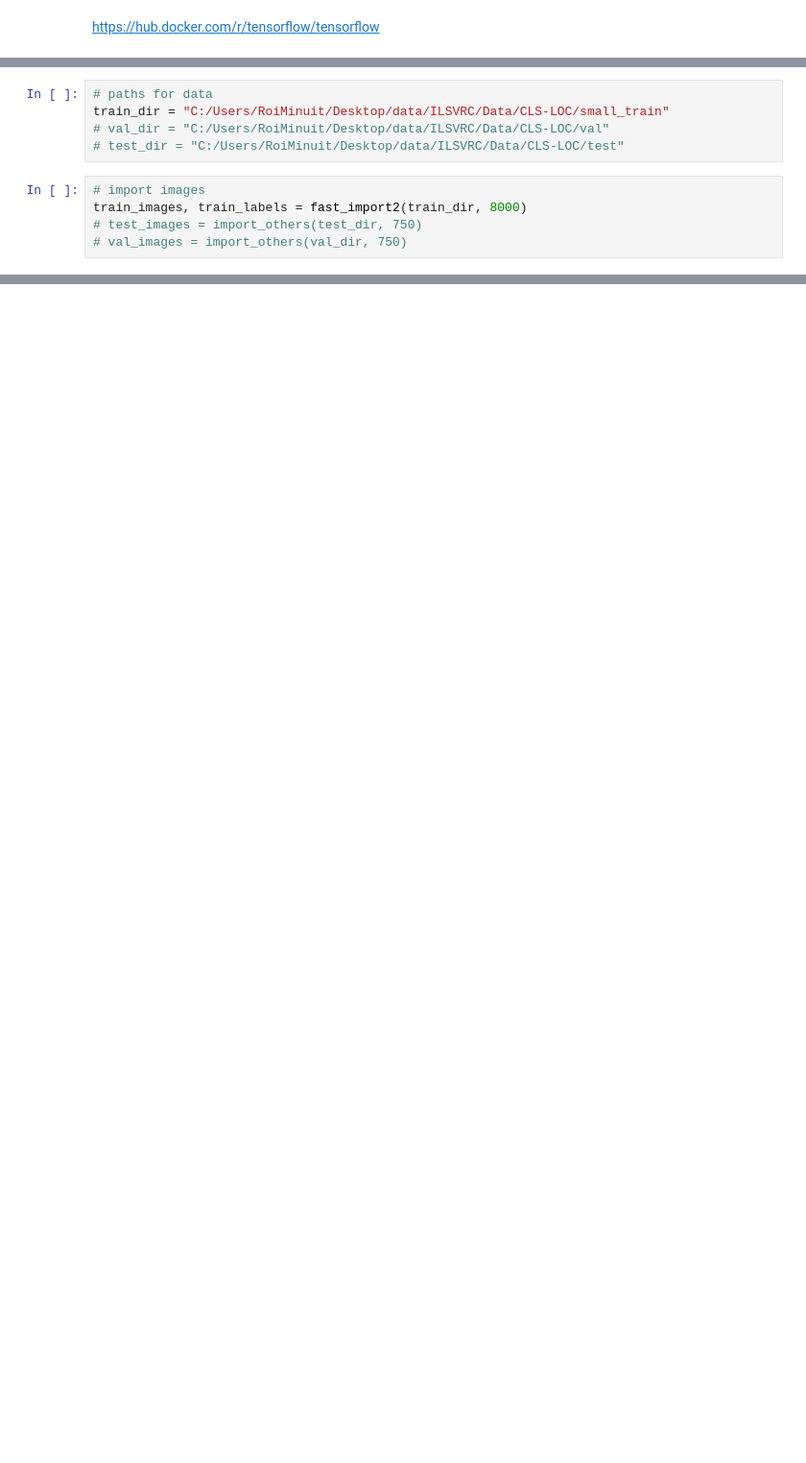
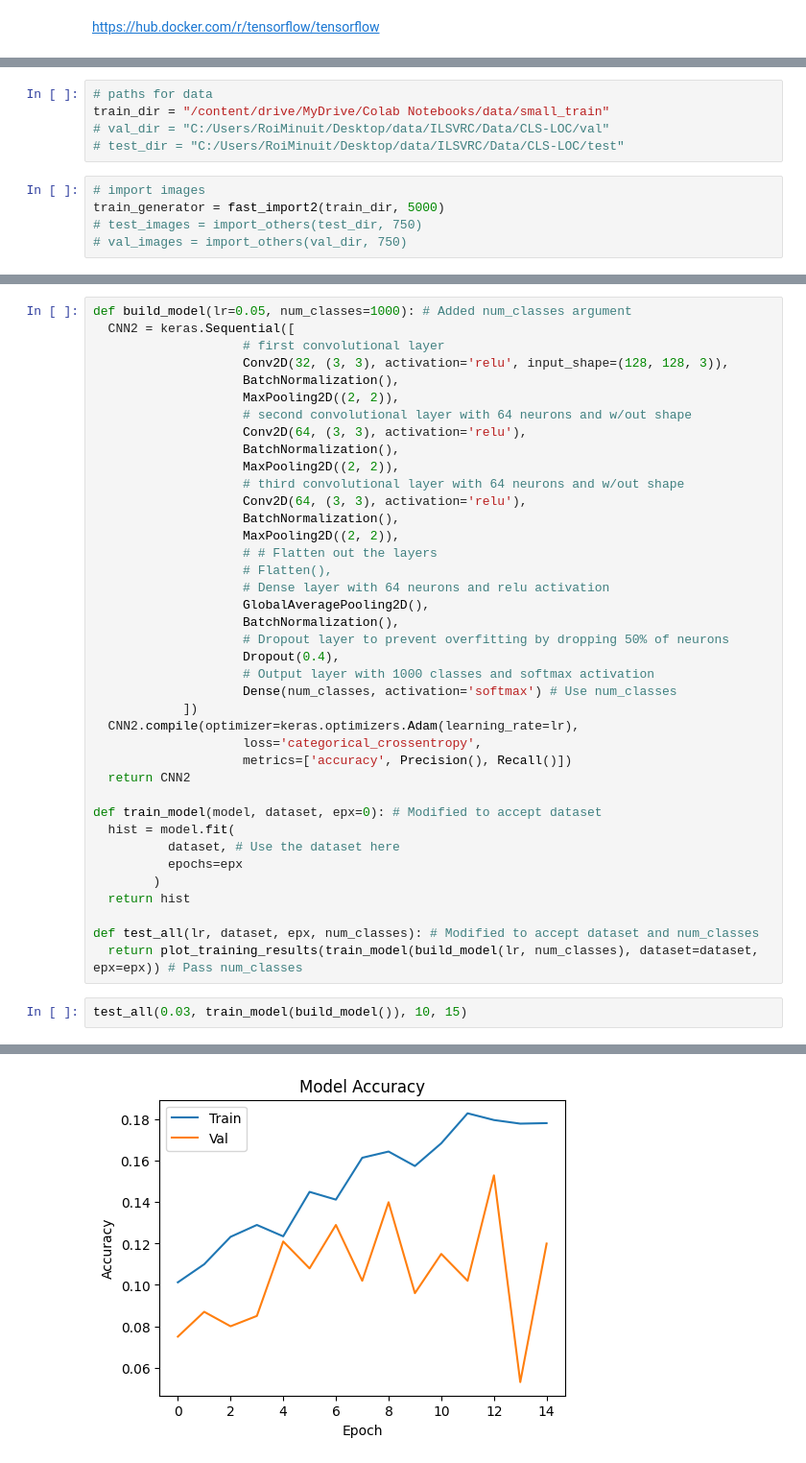
Before and after one commit to llouis01/Portfolio, a Jupyter notebook: CV/ImgNet/colab_img_exp.ipynb, the cells around one changed output, grey strips where cells are left out. Shown at 96% size. Drawn from its saved outputs; the diff is of its cells as text; blank space fills up the shorter version.

```diff
--- a/CV/ImgNet/colab_img_exp.ipynb
+++ b/CV/ImgNet/colab_img_exp.ipynb
@@ -212,10 +205,10 @@ Virtual devices cannot be modified after being initialized
 # %%
 # paths for data
-train_dir = "C:/Users/RoiMinuit/Desktop/data/ILSVRC/Data/CLS-LOC/small_train"
+train_dir = "/content/drive/MyDrive/Colab Notebooks/data/small_train"
 # val_dir = "C:/Users/RoiMinuit/Desktop/data/ILSVRC/Data/CLS-LOC/val"
 # test_dir = "C:/Users/RoiMinuit/Desktop/data/ILSVRC/Data/CLS-LOC/test"
 # %%
 # import images
-train_images, train_labels = fast_import2(train_dir, 8000)
+train_generator = fast_import2(train_dir, 5000)
 # test_images = import_others(test_dir, 750)
 # val_images = import_others(val_dir, 750)
@@ -368,0 +296,42 @@ plot_training_results(hist_2)
+# %%
+def build_model(lr=0.05, num_classes=1000): # Added num_classes argument
+  CNN2 = keras.Sequential([
+                    # first convolutional layer
+                    Conv2D(32, (3, 3), activation='relu', input_shape=(128, 128, 3)),
+                    BatchNormalization(),
+                    MaxPooling2D((2, 2)),
+                    # second convolutional layer with 64 neurons and w/out shape
+                    Conv2D(64, (3, 3), activation='relu'),
+                    BatchNormalization(),
+                    MaxPooling2D((2, 2)),
+                    # third convolutional layer with 64 neurons and w/out shape
+                    Conv2D(64, (3, 3), activation='relu'),
+                    BatchNormalization(),
+                    MaxPooling2D((2, 2)),
+                    # # Flatten out the layers
+                    # Flatten(),
+                    # Dense layer with 64 neurons and relu activation
+                    GlobalAveragePooling2D(),
+                    BatchNormalization(),
+                    # Dropout layer to prevent overfitting by dropping 50% of neurons
+                    Dropout(0.4),
+                    # Output layer with 1000 classes and softmax activation
+                    Dense(num_classes, activation='softmax') # Use num_classes
+            ])
+  CNN2.compile(optimizer=keras.optimizers.Adam(learning_rate=lr),
+                    loss='categorical_crossentropy',
+                    metrics=['accuracy', Precision(), Recall()])
+  return CNN2
+
+def train_model(model, dataset, epx=0): # Modified to accept dataset
+  hist = model.fit(
+          dataset, # Use the dataset here
+          epochs=epx
+        )
+  return hist
+
+def test_all(lr, dataset, epx, num_classes): # Modified to accept dataset and num_classes
+  return plot_training_results(train_model(build_model(lr, num_classes), dataset=dataset, epx=epx)) # Pass num_classes
+# %%
+test_all(0.03, train_model(build_model()), 10, 15)
+# %% [output]
@@ -368,0 +355 @@ plot_training_results(hist_2)
+[figure, added]
```
Also changed, not shown: parts of 27 cells of this notebook.
